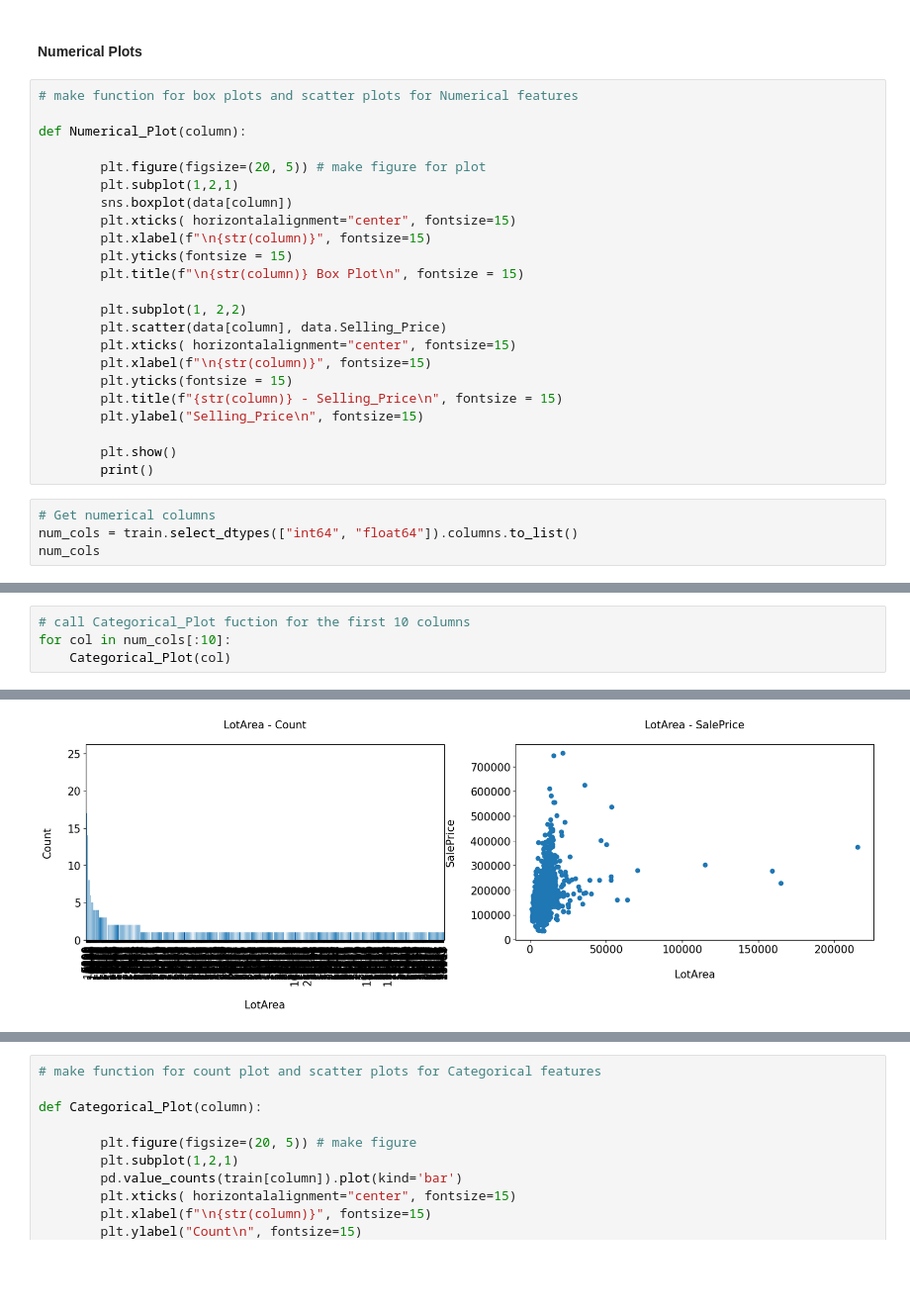
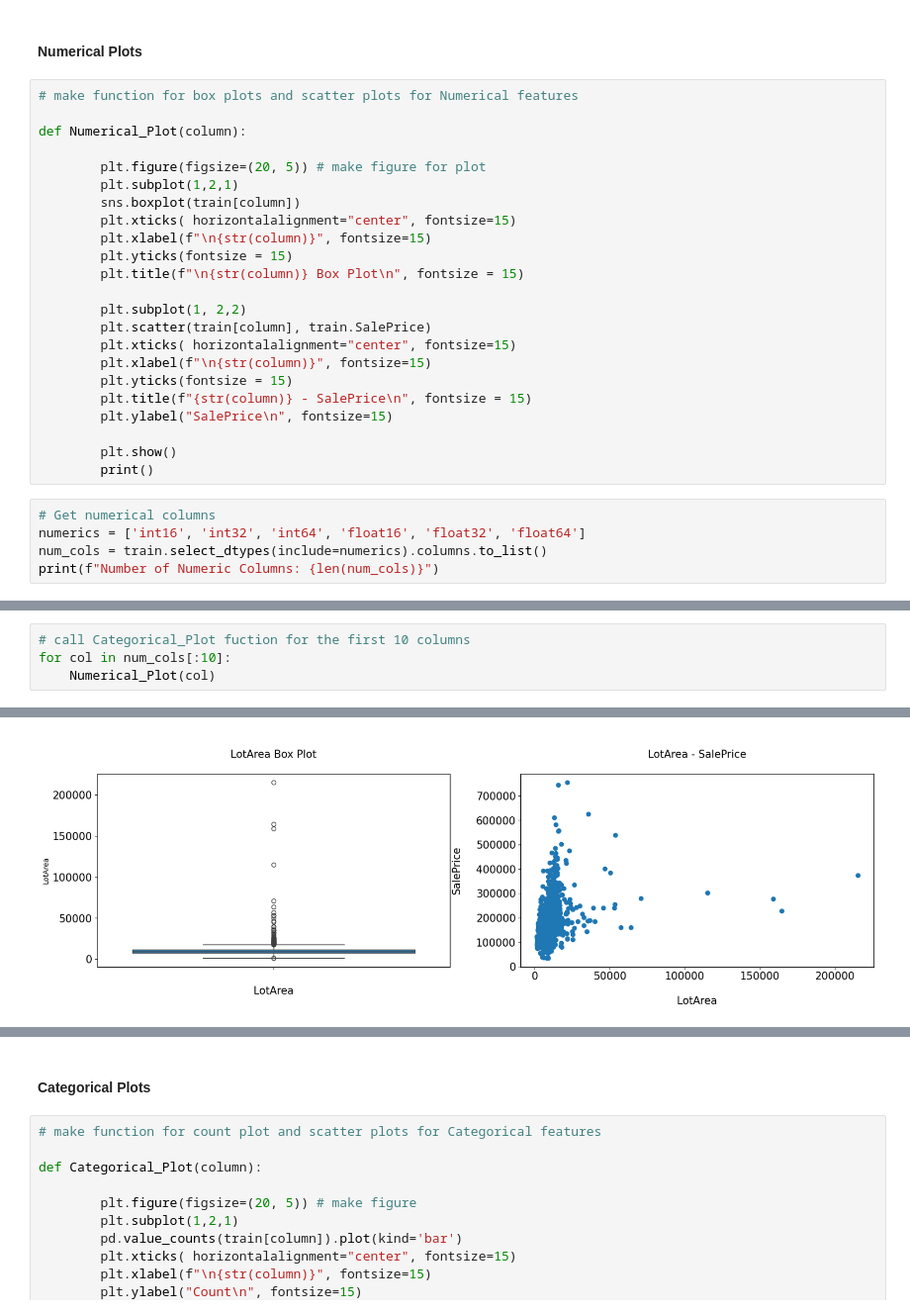
Before and after one commit to Paul-Ndirangu/data_science-assessment, a Jupyter notebook: Assessment_PartII_Paul_Ndirangu/Assessment_PartI_Paul_ndirangu.ipynb, the cells around one changed output, grey strips where cells are left out. Shown at 99% size. Saved outputs shown, nothing was run; the diff lists cells and outputs as text; blank space fills up the shorter version.

```diff
--- a/Assessment_PartII_Paul_Ndirangu/Assessment_PartI_Paul_ndirangu.ipynb
+++ b/Assessment_PartII_Paul_Ndirangu/Assessment_PartI_Paul_ndirangu.ipynb
@@ -295,24 +293,25 @@ def Numerical_Plot(column):
 
         plt.figure(figsize=(20, 5)) # make figure for plot
         plt.subplot(1,2,1)
-        sns.boxplot(data[column])
+        sns.boxplot(train[column])
         plt.xticks( horizontalalignment="center", fontsize=15)
         plt.xlabel(f"\n{str(column)}", fontsize=15)
         plt.yticks(fontsize = 15)
         plt.title(f"\n{str(column)} Box Plot\n", fontsize = 15)
 
         plt.subplot(1, 2,2)
-        plt.scatter(data[column], data.Selling_Price)
+        plt.scatter(train[column], train.SalePrice)
         plt.xticks( horizontalalignment="center", fontsize=15)
         plt.xlabel(f"\n{str(column)}", fontsize=15)
         plt.yticks(fontsize = 15)
-        plt.title(f"{str(column)} - Selling_Price\n", fontsize = 15)
-        plt.ylabel("Selling_Price\n", fontsize=15)
+        plt.title(f"{str(column)} - SalePrice\n", fontsize = 15)
+        plt.ylabel("SalePrice\n", fontsize=15)
 
         plt.show()
         print()
 # %%
 # Get numerical columns
-num_cols = train.select_dtypes(["int64", "float64"]).columns.to_list()
-num_cols
+numerics = ['int16', 'int32', 'int64', 'float16', 'float32', 'float64']
+num_cols = train.select_dtypes(include=numerics).columns.to_list()
+print(f"Number of Numeric Columns: {len(num_cols)}")
 # %% [output]
@@ -336,5 +319,5 @@ num_cols
 # %%
 # call Categorical_Plot fuction for the first 10 columns
 for col in num_cols[:10]:
-    Categorical_Plot(col)
+    Numerical_Plot(col)
 # %% [output]
@@ -344 +327 @@ for col in num_cols[:10]:
-[figure, old version]
+[figure, new version]
@@ -351,3 +334,5 @@ for col in num_cols[:10]:
+# %% [markdown]
+#### Categorical Plots
 # %%
 # make function for count plot and scatter plots for Categorical features
 
```
Also changed, not shown: parts of 4 cells of this notebook, 1 other file.
